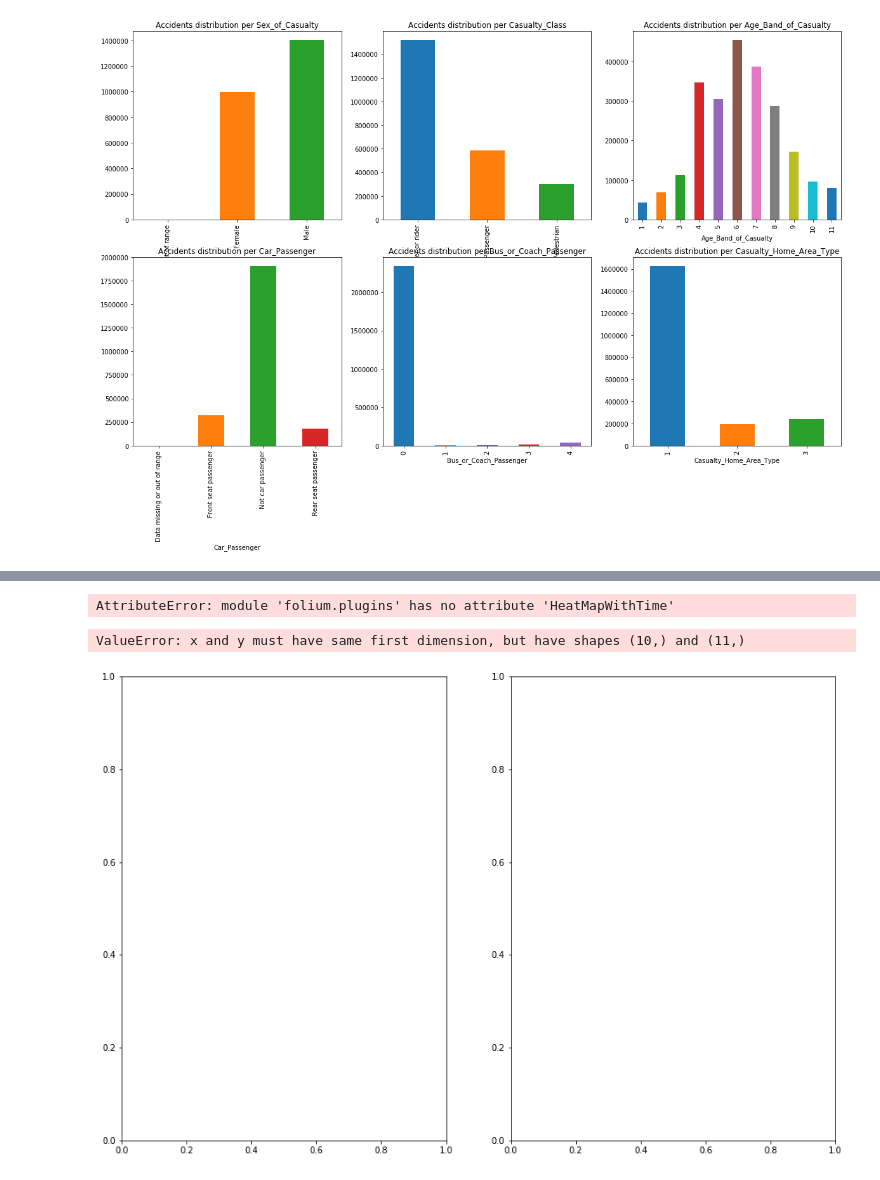
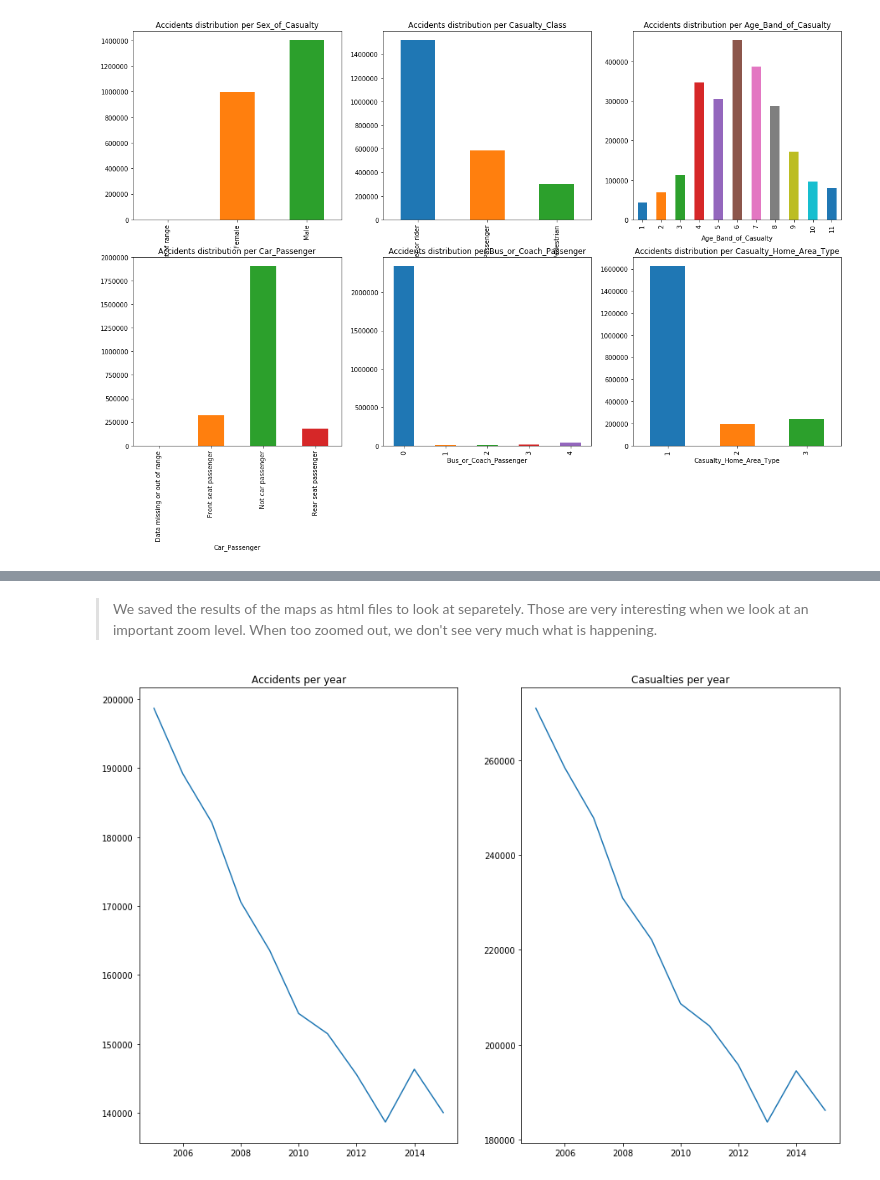
Before and after one commit to Eagleseb/survive-your-commuting, a Jupyter notebook: Milestone2.ipynb, the cells around one changed output, grey strips where cells are left out. Drawn from its saved outputs; the diff is of its cells as text; code cells hidden in the pictures.

```diff
--- a/Milestone2.ipynb
+++ b/Milestone2.ipynb
@@ -128,7 +128,7 @@ if True:
     vehicules = pd.concat(df_list[2], axis = 0, ignore_index = True)
 
 
-years = np.arange(2005, 2015)
+years = np.arange(2005, 2016)
 accidents['Casualties'] = casualties.groupby('Accident_Index').count()['Casualty_Reference']
 # %% [output]
 Accidents0514.csv
@@ -225,22 +220,21 @@ m
 # %%
 # Plot the approximate density of accidents in the UK year per year
 m = folium.Map(location=london_coord, zoom_start=5)
-folium.plugins.HeatMapWithTime([accidents[['Latitude', 'Longitude']][accidents.Date.dt.year == y].sample(1000).values.tolist()
+folium.plugins.HeatMapWithTime([accidents[['Latitude', 'Longitude']][accidents.Date.dt.year == y].sample(2000).values.tolist()
                                 for y in years]).add_to(m)
-m
+m.save("density_by_year.html")
-# %% [output]
-AttributeError: module 'folium.plugins' has no attribute 'HeatMapWithTime'
+# %% [markdown]
+> We saved the results of the maps as html files to look at separetely. Those are very interesting when we look at an important zoom level. When too zoomed out, we don't see very much what is happening.
 # %%
 # Plot casualties per year: we expect a decrease
 accidents_per_year = accidents.groupby([accidents.Date.dt.year, accidents.Urban_or_Rural_Area])\
     .count()['Longitude']
 casualties_per_year = accidents.groupby([accidents.Date.dt.year, accidents.Urban_or_Rural_Area])\
-    .agg({'Casualties': 'sum'})
+    .agg({'Number_of_Casualties': 'sum'})
 fig, [ax1, ax2] = plt.subplots(1, 2, figsize=(15, 10))
 ax1.plot(years, accidents_per_year.groupby('Date').sum().values)
 ax1.set_title("Accidents per year")
 ax2.plot(years, casualties_per_year.groupby('Date').sum().values)
 ax2.set_title("Casualties per year");
 # %% [output]
-ValueError: x and y must have same first dimension, but have shapes (10,) and (11,)
-[figure, old version]
+[figure, new version]
```
Also changed, not shown: parts of 13 cells of this notebook, 3 other files.
